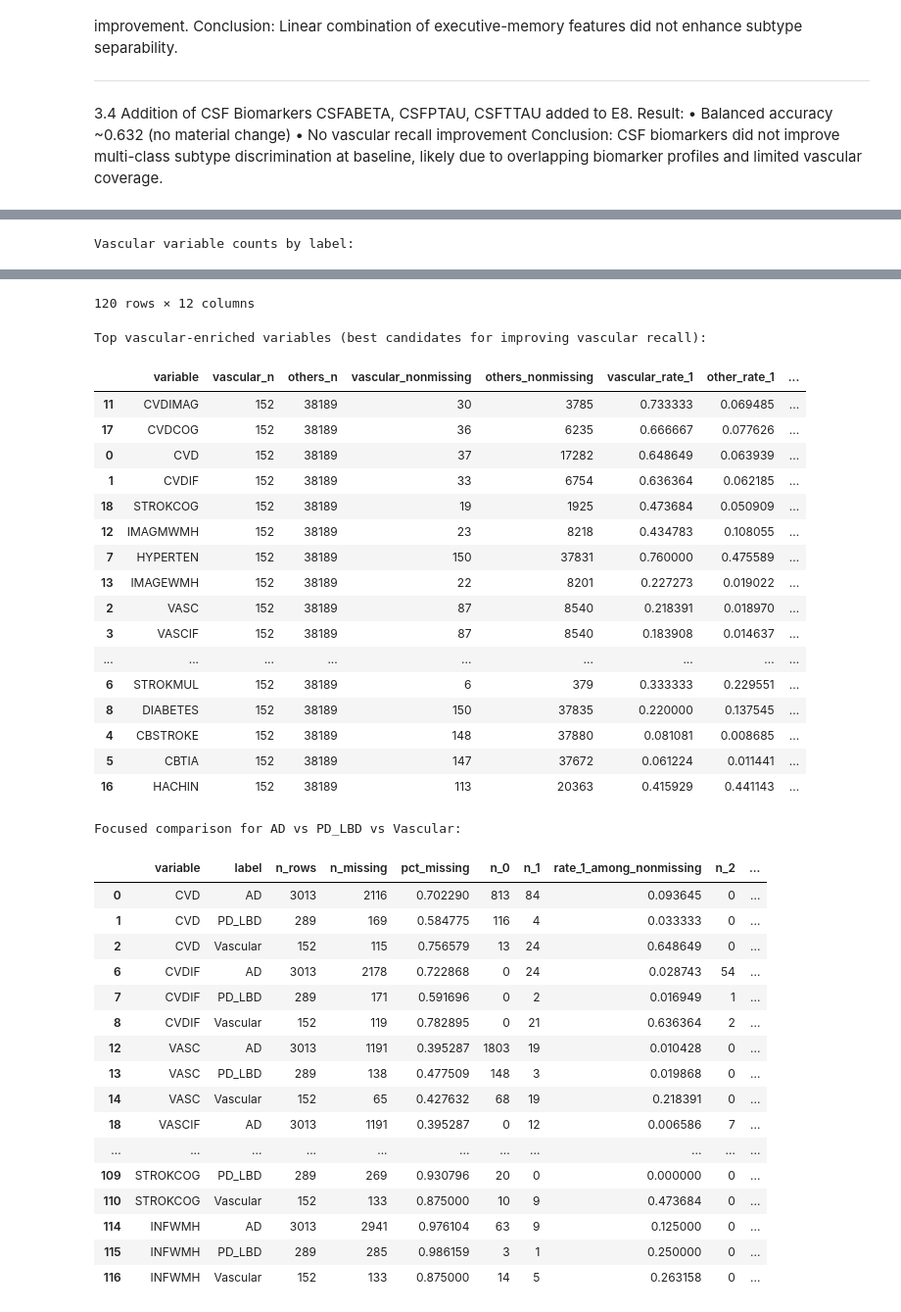
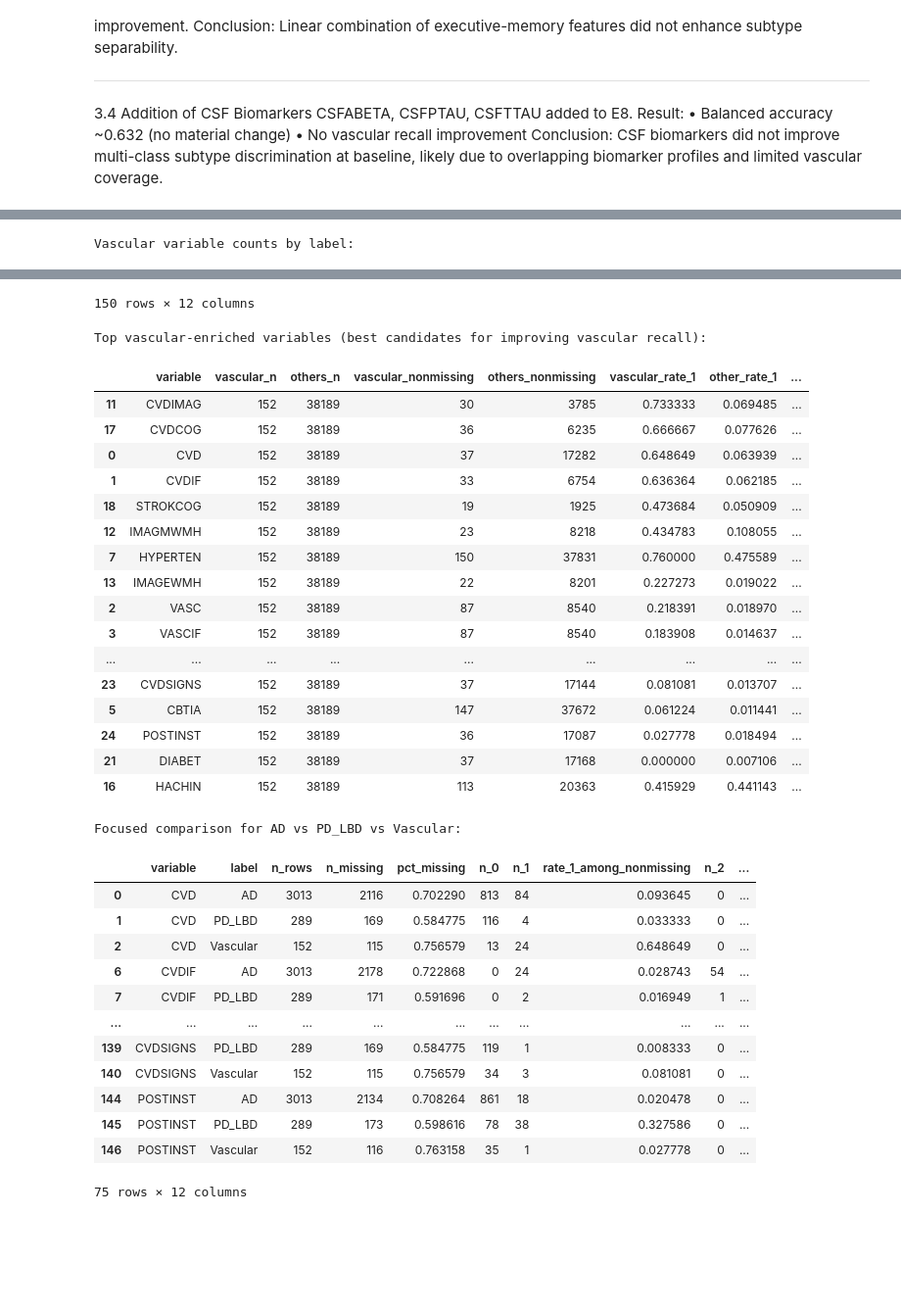
Before and after one commit to MihikaRanj/naccproject, a Jupyter notebook: src/01_build_cohort_v4.ipynb, the cells around one changed output, grey strips where cells are left out. Shown at 98% size. Drawn from its saved outputs; the diff is of its cells as text; code cells hidden in the pictures; blank space fills up the shorter version.

```diff
--- a/src/01_build_cohort_v4.ipynb
+++ b/src/01_build_cohort_v4.ipynb
@@ -513,6 +528,12 @@ STARTER_FEATURES = [
     "DIABETES","HYPERTEN","HYPERCHO","CVAFIB","CBSTROKE","CBTIA",
     "CVCHF","CVANGINA","CVBYPASS","CVANGIO","CVHVALVE","CVOTHR",
 
+    #Additional features 3/8
+    "AFIBRILL","DIABET","SLEEPAP","CVDSIGNS","POSTINST",
+    "HALL","HALLSEV","BEAHALL","RBD",
+    "MEMUNITS","MEMTIME",
+    "EYEMOVE","FOCLDEF","PAYATTN","REMDATES","GAMES","NACCGDS","DIGFORCT","DIGFORSL","DIGBACCT","DIGBACLS",
+
     # Additional vascular etiology / imaging / focal findings
     "CVD","CVDIF","VASC","VASCIF",
     "CVDCOG","CVDIMAG","IMAGMWMH","IMAGEWMH",
@@ -558,11 +579,14 @@ GLOBAL_MISSING = {-4}
 # For many binary/coded clinical vars: 8/9 represent NA/Unknown (dictionary-dependent).
 CODED_MISSING = {-4, 8, 9}
 
-NUMERIC_TEST_EXTRA_MISSING = {88, 99, 888, 999}
+# NUMERIC_TEST_EXTRA_MISSING = {88, 99, 888, 999}
+NUMERIC_TEST_EXTRA_MISSING = {88, 95, 96, 97, 98, 99, 888, 999}
 
 # 1) Force numeric vars to numeric and replace special codes with NaN
 # NUM_VARS = ["NACCAGE","EDUC","NACCMMSE","NACCMOCA","TRAILA","TRAILB","ANIMALS","BOSTON","CDRSUM","CDRGLOB"]
-NUM_VARS = ["NACCAGE","EDUC","NACCMMSE","NACCMOCA","TRAILA","TRAILB","ANIMALS","BOSTON","CDRSUM","CDRGLOB","HACHIN"]
+NUM_VARS = ["NACCAGE","EDUC","NACCMMSE","NACCMOCA","TRAILA","TRAILB","ANIMALS","BOSTON","CDRSUM","CDRGLOB","HACHIN","MEMUNITS","MEMTIME","NACCGDS","DIGFORCT","DIGFORSL","DIGBACCT","DIGBACLS"]
+
+
 for v in NUM_VARS:
     if v in X.columns:
         X[v] = pd.to_numeric(X[v], errors="coerce")
@@ -571,7 +595,7 @@ for v in NUM_VARS:
         X.loc[X[v].isin(GLOBAL_MISSING), v] = np.nan
 
         # For cognitive test-like vars, also treating 88/99/... as missing
-        if v in {"NACCMMSE","NACCMOCA","TRAILA","TRAILB","ANIMALS","BOSTON","CDRSUM","CDRGLOB","HACHIN"}:
+        if v in {"NACCMMSE","NACCMOCA","TRAILA","TRAILB","ANIMALS","BOSTON","CDRSUM","CDRGLOB","HACHIN","MEMUNITS","MEMTIME","NACCGDS","DIGFORCT","DIGFORSL","DIGBACCT","DIGBACLS"}:
             X.loc[X[v].isin(NUMERIC_TEST_EXTRA_MISSING), v] = np.nan
 
 # 2) For coded/binary medical history + meds vars, replace -4/8/9 with NaN
@@ -589,9 +613,16 @@ CODED_VARS = [
     "APNEA","DEP2YRS",
     "COGFLUC","BEVHALL", "BEREM",
 
+    #Additional features 3/8
+    "AFIBRILL","DIABET","SLEEPAP","CVDSIGNS","POSTINST",
+    "HALL","HALLSEV","BEAHALL","RBD",
+    "GAMES","REMDATES","PAYATTN","EYEMOVE","FOCLDEF",
+
     # Motor block
     "PARKSIGN","BRADY","RESTTRL","RESTTRR","RIGIDL","RIGIDR","SLOWINGL","SLOWINGR","PARKGAIT","GAITDIS",
     "NACCMOM","NACCDAD","SIVDFIND",
+
+
 ]
 
 for v in CODED_VARS:
@@ -624,7 +655,7 @@ for v in CODED_VARS:
 
 
 # 4) Clean coded numerics + add missing indicators
-for v in ["TRAILB","TRAILA","NACCMMSE","NACCMOCA","CDRSUM"]:
+for v in ["TRAILB","TRAILA","NACCMMSE","NACCMOCA","CDRSUM","CDRGLOB","HACHIN","MEMUNITS","MEMTIME"]:
     if v in X.columns:
         X[f"{v}_missing"] = X[v].isna().astype(int)
 
@@ -669,7 +700,8 @@ IMPORTANT_MISSING = [
     "TRAILB",
     "NACCMMSE",
     "NACCMOCA",
-    "CDRSUM"
+    "CDRSUM",
+    "CDRGLOB","HACHIN","MEMUNITS","MEMTIME"
 ]
 
 for v in IMPORTANT_MISSING:
@@ -856,6 +888,8 @@ vascular_vars = [
     "CVDCOG",
     "STROKCOG",
     "INFWMH",
+    #Additional features 3/8
+    "AFIBRILL","DIABET","SLEEPAP","CVDSIGNS","POSTINST",
 ]
 
 # We want these vars in X if available in baseline
@@ -1048,37 +1082,33 @@ Vascular variable counts by label:
-120 rows × 12 columns
+150 rows × 12 columns
 Top vascular-enriched variables (best candidates for improving vascular recall):
 |  | variable | vascular_n | others_n | vascular_nonmissing | others_nonmissing | vascular_rate_1 | other_rate_1 | ... |
 | 11 | CVDIMAG | 152 | 38189 | 30 | 3785 | 0.733333 | 0.069485 | ... |
 | 17 | CVDCOG | 152 | 38189 | 36 | 6235 | 0.666667 | 0.077626 | ... |
 | 0 | CVD | 152 | 38189 | 37 | 17282 | 0.648649 | 0.063939 | ... |
 | 1 | CVDIF | 152 | 38189 | 33 | 6754 | 0.636364 | 0.062185 | ... |
 | 18 | STROKCOG | 152 | 38189 | 19 | 1925 | 0.473684 | 0.050909 | ... |
 | 12 | IMAGMWMH | 152 | 38189 | 23 | 8218 | 0.434783 | 0.108055 | ... |
 | 7 | HYPERTEN | 152 | 38189 | 150 | 37831 | 0.760000 | 0.475589 | ... |
 | 13 | IMAGEWMH | 152 | 38189 | 22 | 8201 | 0.227273 | 0.019022 | ... |
 | 2 | VASC | 152 | 38189 | 87 | 8540 | 0.218391 | 0.018970 | ... |
 | 3 | VASCIF | 152 | 38189 | 87 | 8540 | 0.183908 | 0.014637 | ... |
 | ... | ... | ... | ... | ... | ... | ... | ... | ... |
-| 6 | STROKMUL | 152 | 38189 | 6 | 379 | 0.333333 | 0.229551 | ... |
-| 8 | DIABETES | 152 | 38189 | 150 | 37835 | 0.220000 | 0.137545 | ... |
-| 4 | CBSTROKE | 152 | 38189 | 148 | 37880 | 0.081081 | 0.008685 | ... |
+| 23 | CVDSIGNS | 152 | 38189 | 37 | 17144 | 0.081081 | 0.013707 | ... |
 | 5 | CBTIA | 152 | 38189 | 147 | 37672 | 0.061224 | 0.011441 | ... |
+| 24 | POSTINST | 152 | 38189 | 36 | 17087 | 0.027778 | 0.018494 | ... |
+| 21 | DIABET | 152 | 38189 | 37 | 17168 | 0.000000 | 0.007106 | ... |
 | 16 | HACHIN | 152 | 38189 | 113 | 20363 | 0.415929 | 0.441143 | ... |
 Focused comparison for AD vs PD_LBD vs Vascular:
 |  | variable | label | n_rows | n_missing | pct_missing | n_0 | n_1 | rate_1_among_nonmissing | n_2 | ... |
 | 0 | CVD | AD | 3013 | 2116 | 0.702290 | 813 | 84 | 0.093645 | 0 | ... |
 | 1 | CVD | PD_LBD | 289 | 169 | 0.584775 | 116 | 4 | 0.033333 | 0 | ... |
 | 2 | CVD | Vascular | 152 | 115 | 0.756579 | 13 | 24 | 0.648649 | 0 | ... |
 | 6 | CVDIF | AD | 3013 | 2178 | 0.722868 | 0 | 24 | 0.028743 | 54 | ... |
 | 7 | CVDIF | PD_LBD | 289 | 171 | 0.591696 | 0 | 2 | 0.016949 | 1 | ... |
-| 8 | CVDIF | Vascular | 152 | 119 | 0.782895 | 0 | 21 | 0.636364 | 2 | ... |
-| 12 | VASC | AD | 3013 | 1191 | 0.395287 | 1803 | 19 | 0.010428 | 0 | ... |
-| 13 | VASC | PD_LBD | 289 | 138 | 0.477509 | 148 | 3 | 0.019868 | 0 | ... |
-| 14 | VASC | Vascular | 152 | 65 | 0.427632 | 68 | 19 | 0.218391 | 0 | ... |
-| 18 | VASCIF | AD | 3013 | 1191 | 0.395287 | 0 | 12 | 0.006586 | 7 | ... |
 | ... | ... | ... | ... | ... | ... | ... | ... | ... | ... | ... |
-| 109 | STROKCOG | PD_LBD | 289 | 269 | 0.930796 | 20 | 0 | 0.000000 | 0 | ... |
-| 110 | STROKCOG | Vascular | 152 | 133 | 0.875000 | 10 | 9 | 0.473684 | 0 | ... |
-| 114 | INFWMH | AD | 3013 | 2941 | 0.976104 | 63 | 9 | 0.125000 | 0 | ... |
-| 115 | INFWMH | PD_LBD | 289 | 285 | 0.986159 | 3 | 1 | 0.250000 | 0 | ... |
-| 116 | INFWMH | Vascular | 152 | 133 | 0.875000 | 14 | 5 | 0.263158 | 0 | ... |
+| 139 | CVDSIGNS | PD_LBD | 289 | 169 | 0.584775 | 119 | 1 | 0.008333 | 0 | ... |
+| 140 | CVDSIGNS | Vascular | 152 | 115 | 0.756579 | 34 | 3 | 0.081081 | 0 | ... |
+| 144 | POSTINST | AD | 3013 | 2134 | 0.708264 | 861 | 18 | 0.020478 | 0 | ... |
+| 145 | POSTINST | PD_LBD | 289 | 173 | 0.598616 | 78 | 38 | 0.327586 | 0 | ... |
+| 146 | POSTINST | Vascular | 152 | 116 | 0.763158 | 35 | 1 | 0.027778 | 0 | ... |
+75 rows × 12 columns
```
Also changed, not shown: parts of 7 cells of this notebook, 11 other files.
